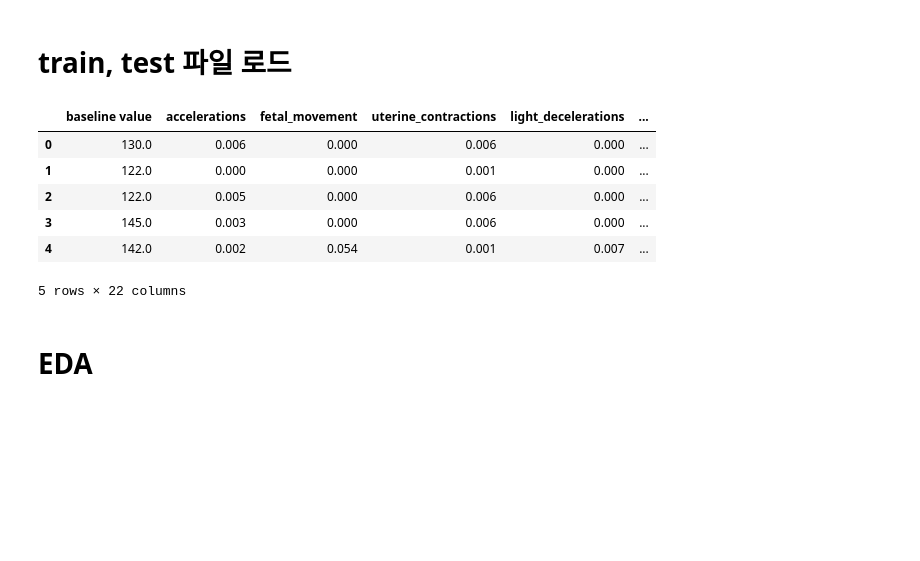
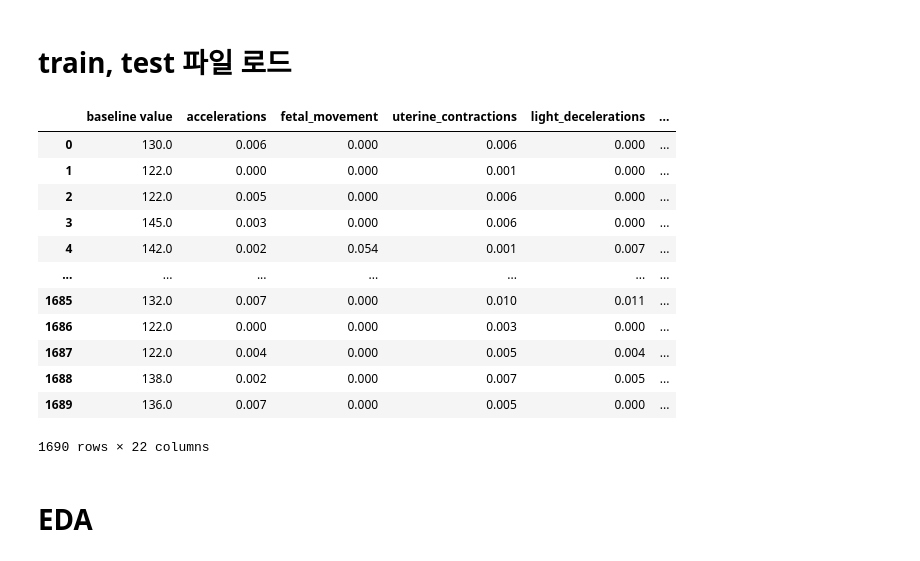
Before and after one commit to konkuk-kuggle/9th_KUGGLE_Seminar, a Jupyter notebook: [KUGGLE]_회귀_6주차 과제.ipynb, the cells around one changed output. Saved outputs shown, nothing was run; the diff lists cells and outputs as text; code cells hidden in the pictures; blank space fills up the shorter version.

```diff
--- a/[KUGGLE]_회귀_6주차 과제.ipynb
+++ b/[KUGGLE]_회귀_6주차 과제.ipynb
@@ -8,18 +8,24 @@
 # %%
 import pandas as pd
 
 train = pd.read_csv('train_data.csv')
 test = pd.read_csv('test_data.csv')
 
-train.head()
+train
 # %% [output]
 |  | baseline value | accelerations | fetal_movement | uterine_contractions | light_decelerations | ... |
 | 0 | 130.0 | 0.006 | 0.000 | 0.006 | 0.000 | ... |
 | 1 | 122.0 | 0.000 | 0.000 | 0.001 | 0.000 | ... |
 | 2 | 122.0 | 0.005 | 0.000 | 0.006 | 0.000 | ... |
 | 3 | 145.0 | 0.003 | 0.000 | 0.006 | 0.000 | ... |
 | 4 | 142.0 | 0.002 | 0.054 | 0.001 | 0.007 | ... |
+| ... | ... | ... | ... | ... | ... | ... |
+| 1685 | 132.0 | 0.007 | 0.000 | 0.010 | 0.011 | ... |
+| 1686 | 122.0 | 0.000 | 0.000 | 0.003 | 0.000 | ... |
+| 1687 | 122.0 | 0.004 | 0.000 | 0.005 | 0.004 | ... |
+| 1688 | 138.0 | 0.002 | 0.000 | 0.007 | 0.005 | ... |
+| 1689 | 136.0 | 0.007 | 0.000 | 0.005 | 0.000 | ... |
-5 rows × 22 columns
+1690 rows × 22 columns
 # %% [markdown]
 # EDA
 # %%
```
Also changed, not shown: parts of 22 cells of this notebook.
